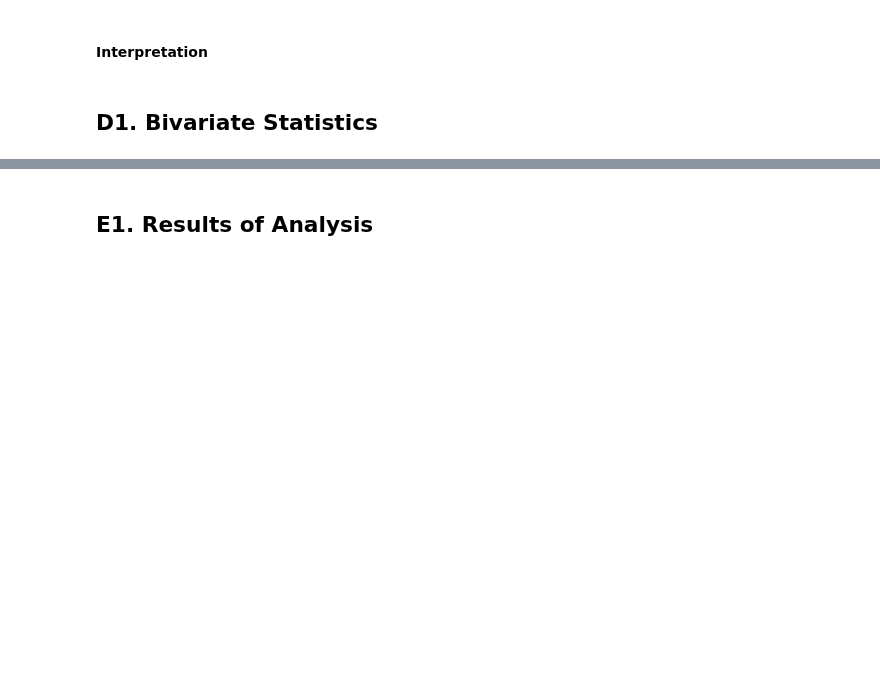
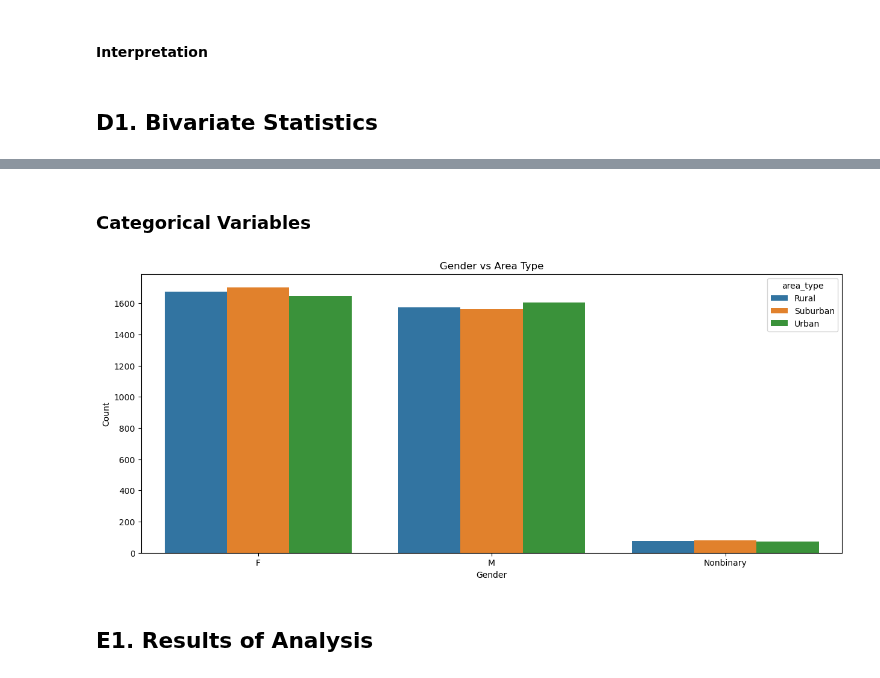
Before and after one commit to smmurdock/WGU-MSDA-DS, a Jupyter notebook: D207/Murdock_Shanay D207 PA Churn.ipynb, the cells around one changed output, grey strips where cells are left out. Drawn from its saved outputs; the diff is of its cells as text; code cells hidden in the pictures; blank space fills up the shorter version.

```diff
--- a/D207/Murdock_Shanay D207 PA Churn.ipynb
+++ b/D207/Murdock_Shanay D207 PA Churn.ipynb
@@ -475,3 +491,17 @@ Name: payment_method, dtype: object
+# %% [markdown]
+### Categorical Variables
+# %%
+# Bivariate Statistics - Categorical
+# Gender, Area Type
+fig, ax = plt.subplots(figsize=(15,6))
+
+sns.countplot(data=df, x='gender', hue='area_type')
+plt.title('Gender vs Area Type')
+plt.xlabel('Gender')
+plt.ylabel('Count')
+plt.show();
+# %% [output]
+[figure, added]
 # %% [markdown]
 ## E1. Results of Analysis
 # %% [markdown]
```
Also changed, not shown: parts of 4 cells of this notebook.
